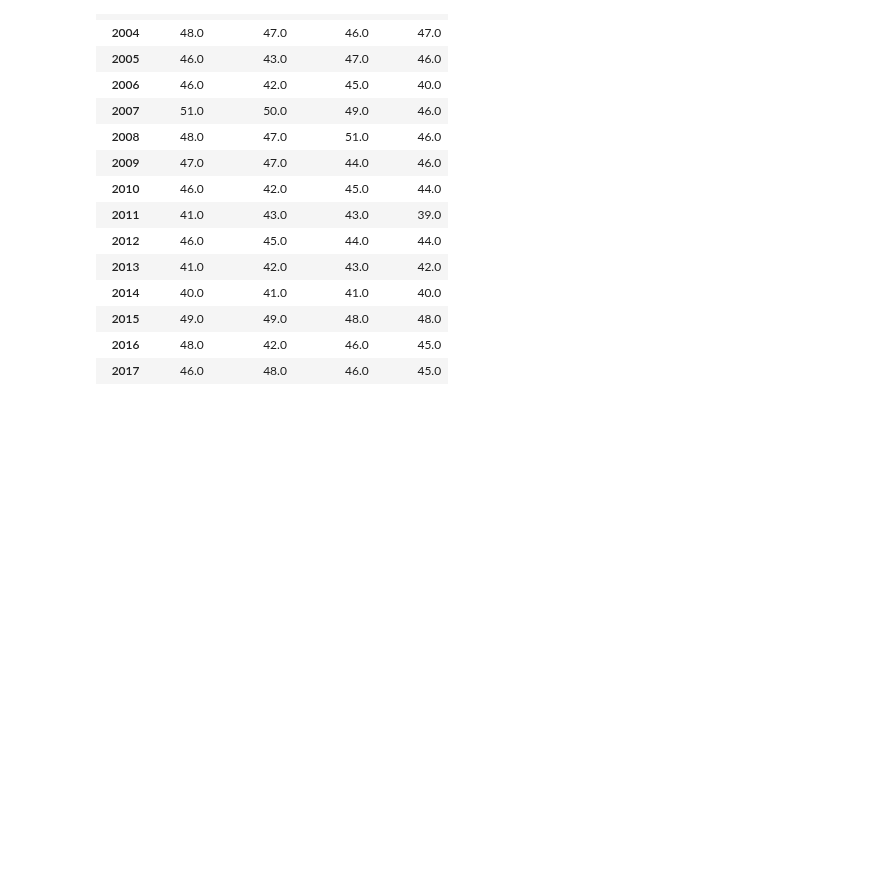
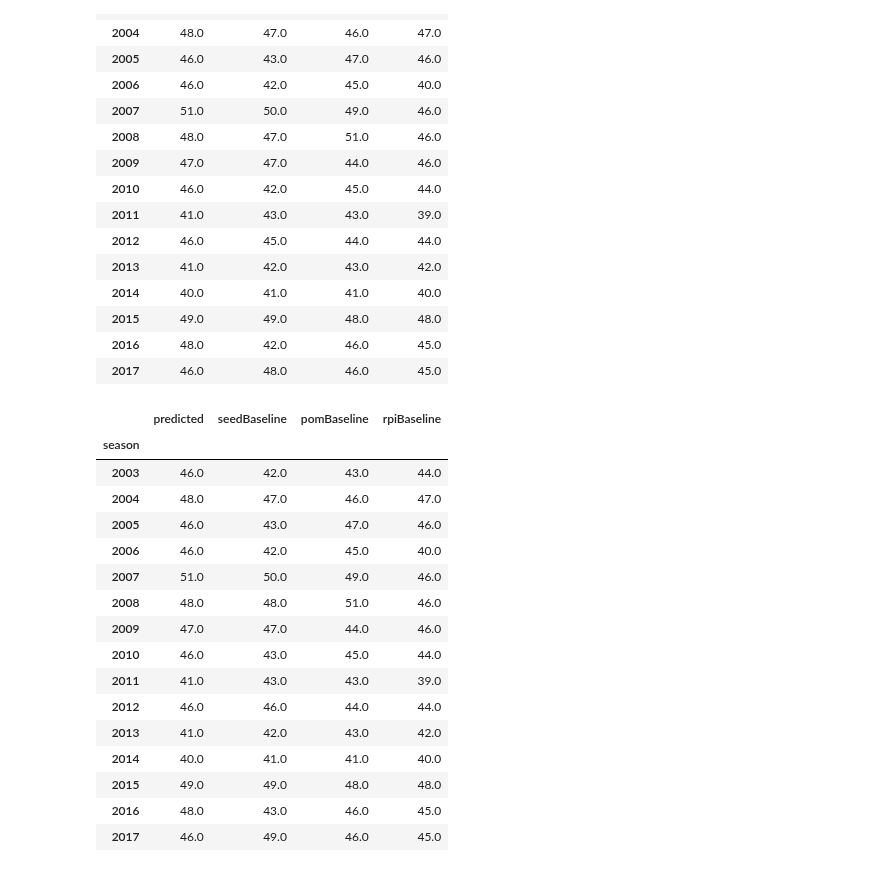
Before and after one commit to dlernz/march_madness, a Jupyter notebook: Predicting March Madness Games using Random Forests.ipynb, the cells around one changed output. Saved outputs shown, nothing was run; the diff lists cells and outputs as text; code cells hidden in the pictures; blank space fills up the shorter version.

```diff
--- a/Predicting March Madness Games using Random Forests.ipynb
+++ b/Predicting March Madness Games using Random Forests.ipynb
@@ -963 +969,21 @@ old
 new = matchDF.groupby('season')["predicted", "seedBaseline", "pomBaseline", "rpiBaseline"].agg('sum')
+# %%
+new
+# %% [output]
+|  | predicted | seedBaseline | pomBaseline | rpiBaseline |
+| season |  |  |  |  |
+| 2003 | 46.0 | 42.0 | 43.0 | 44.0 |
+| 2004 | 48.0 | 47.0 | 46.0 | 47.0 |
+| 2005 | 46.0 | 43.0 | 47.0 | 46.0 |
+| 2006 | 46.0 | 42.0 | 45.0 | 40.0 |
+| 2007 | 51.0 | 50.0 | 49.0 | 46.0 |
+| 2008 | 48.0 | 48.0 | 51.0 | 46.0 |
+| 2009 | 47.0 | 47.0 | 44.0 | 46.0 |
+| 2010 | 46.0 | 43.0 | 45.0 | 44.0 |
+| 2011 | 41.0 | 43.0 | 43.0 | 39.0 |
+| 2012 | 46.0 | 46.0 | 44.0 | 44.0 |
+| 2013 | 41.0 | 42.0 | 43.0 | 42.0 |
+| 2014 | 40.0 | 41.0 | 41.0 | 40.0 |
+| 2015 | 49.0 | 49.0 | 48.0 | 48.0 |
+| 2016 | 48.0 | 43.0 | 46.0 | 45.0 |
+| 2017 | 46.0 | 49.0 | 46.0 | 45.0 |
```
Also changed, not shown: parts of 12 cells of this notebook.
